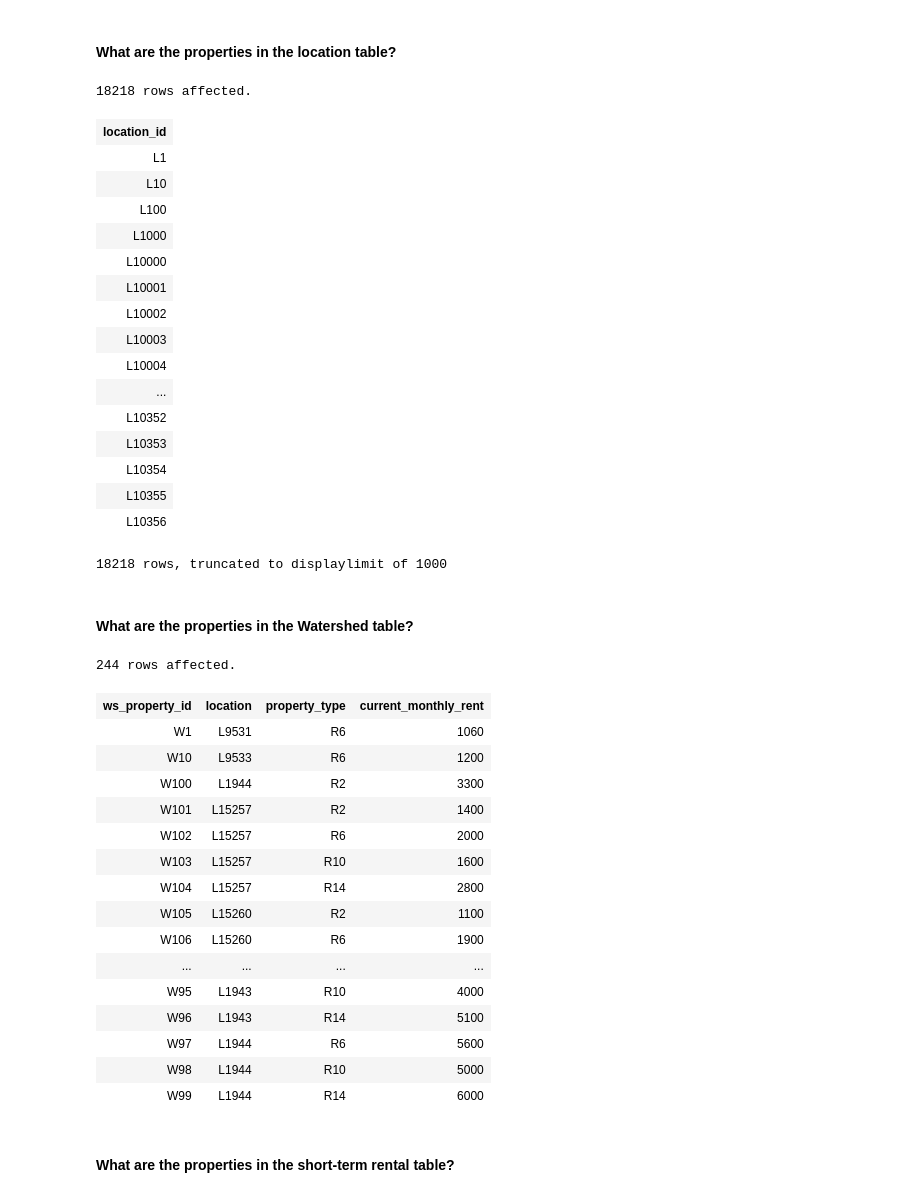
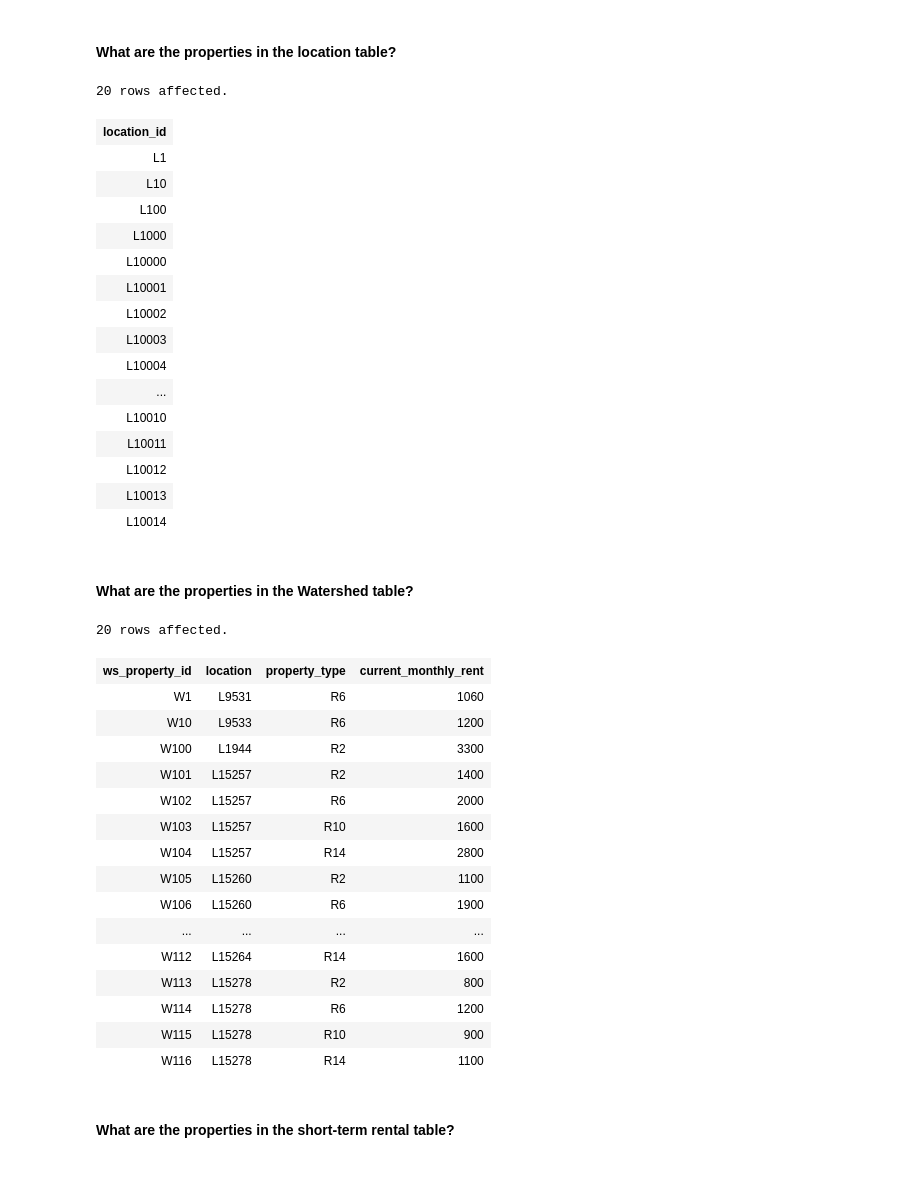
Before and after one commit to raffg/Coursera-Analytic-Techniques-for-Business, a Jupyter notebook: 01 Watershed Properties SQL Data Extraction.ipynb, the cells around one changed output. Saved outputs shown, nothing was run; the diff lists cells and outputs as text; code cells hidden in the pictures.

```diff
--- a/01 Watershed Properties SQL Data Extraction.ipynb
+++ b/01 Watershed Properties SQL Data Extraction.ipynb
@@ -94,8 +94,9 @@ Your job is to determine how the database is organized so that you can retrieve
 %%sql
 SELECT location_id
 FROM location
+limit 20
 # %% [output]
-18218 rows affected.
+20 rows affected.
 | location_id |
 | L1 |
 | L10 |
@@ -107,36 +108,36 @@ FROM location
 | L10003 |
 | L10004 |
 | ... |
-| L10352 |
-| L10353 |
-| L10354 |
-| L10355 |
-| L10356 |
+| L10010 |
+| L10011 |
+| L10012 |
+| L10013 |
+| L10014 |
-18218 rows, truncated to displaylimit of 1000
 # %% [markdown]
 #### What are the properties in the Watershed table?
 # %%
 %%sql
 SELECT ws_property_id, location, property_type, current_monthly_rent
 FROM watershed_property_info
+limit 20
 # %% [output]
-244 rows affected.
+20 rows affected.
 | ws_property_id | location | property_type | current_monthly_rent |
 | W1 | L9531 | R6 | 1060 |
 | W10 | L9533 | R6 | 1200 |
 | W100 | L1944 | R2 | 3300 |
 | W101 | L15257 | R2 | 1400 |
 | W102 | L15257 | R6 | 2000 |
 | W103 | L15257 | R10 | 1600 |
 | W104 | L15257 | R14 | 2800 |
 | W105 | L15260 | R2 | 1100 |
 | W106 | L15260 | R6 | 1900 |
 | ... | ... | ... | ... |
-| W95 | L1943 | R10 | 4000 |
-| W96 | L1943 | R14 | 5100 |
-| W97 | L1944 | R6 | 5600 |
-| W98 | L1944 | R10 | 5000 |
-| W99 | L1944 | R14 | 6000 |
+| W112 | L15264 | R14 | 1600 |
+| W113 | L15278 | R2 | 800 |
+| W114 | L15278 | R6 | 1200 |
+| W115 | L15278 | R10 | 900 |
+| W116 | L15278 | R14 | 1100 |
 # %% [markdown]
 #### What are the properties in the short-term rental table?
 # %%
```
Also changed, not shown: parts of 2 cells of this notebook.
